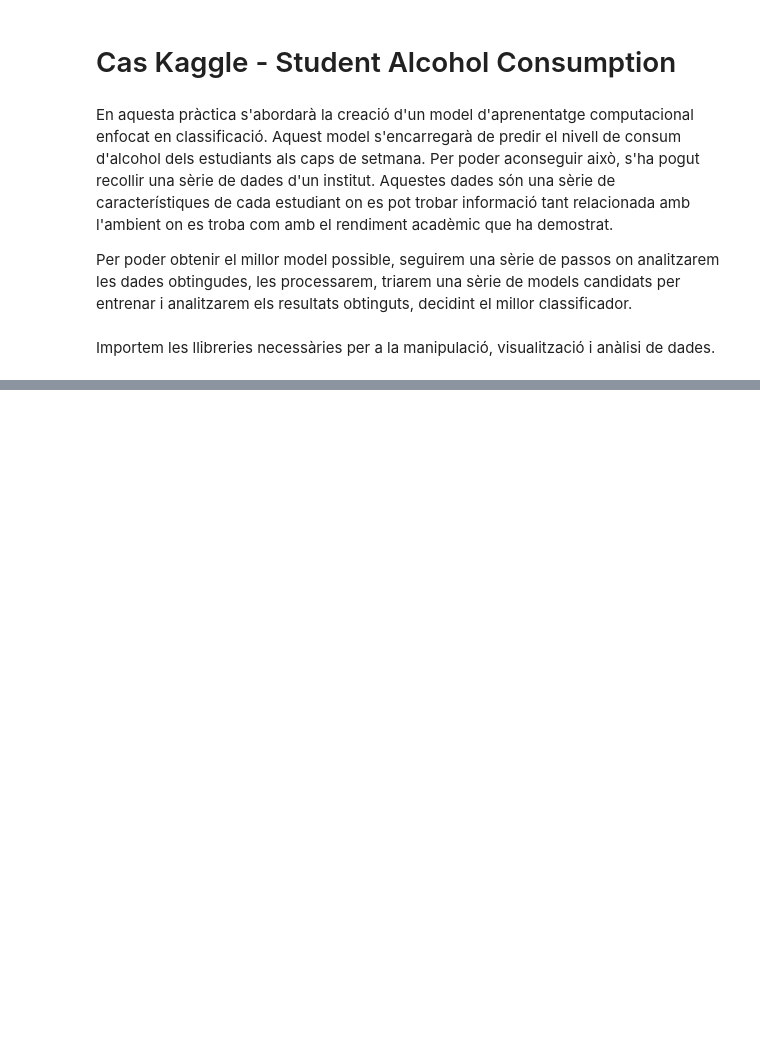
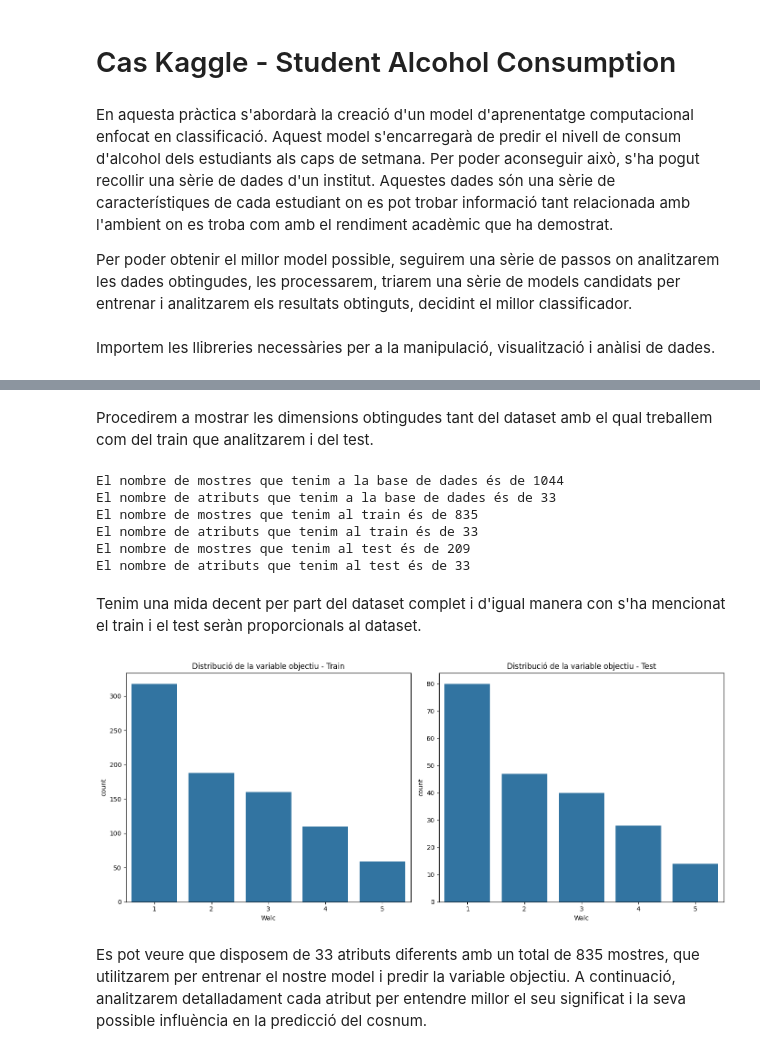
Before and after one commit to NIU1681519/CasKaggleStudentAlcoholConsumption, a Jupyter notebook: StudentAlcoholConsumption.ipynb, the cells around one changed output, grey strips where cells are left out. Cells and saved outputs as stored; diff of their text form; code cells hidden in the pictures; blank space fills up the shorter version.

```diff
--- a/StudentAlcoholConsumption.ipynb
+++ b/StudentAlcoholConsumption.ipynb
@@ -53,0 +97,4 @@ import copy as cp
+# %%
+train, test = train_test_split(dataset, train_size=0.8, stratify=dataset['Walc'], random_state=42)
+
+dataset.head(10)
@@ -53,0 +114,35 @@ import copy as cp
+# %% [markdown]
+Procedirem a mostrar les dimensions obtingudes tant del dataset amb el qual treballem com del train que analitzarem i del test.
+# %%
+print("El nombre de mostres que tenim a la base de dades és de",dataset.shape[0])
+print("El nombre de atributs que tenim a la base de dades és de",dataset.shape[1])
+
+print("El nombre de mostres que tenim al train és de",train.shape[0])
+print("El nombre de atributs que tenim al train és de",train.shape[1])
+
+print("El nombre de mostres que tenim al test és de",test.shape[0])
+print("El nombre de atributs que tenim al test és de",test.shape[1])
+# %% [output]
+El nombre de mostres que tenim a la base de dades és de 1044
+El nombre de atributs que tenim a la base de dades és de 33
+El nombre de mostres que tenim al train és de 835
+El nombre de atributs que tenim al train és de 33
+El nombre de mostres que tenim al test és de 209
+El nombre de atributs que tenim al test és de 33
+# %% [markdown]
+Tenim una mida decent per part del dataset complet i d'igual manera con s'ha mencionat el train i el test seràn proporcionals al dataset.
+# %%
+fig, axes = plt.subplots(1, 2, figsize=(14, 6))  # 1 fila y 2 columnas
+
+sns.countplot(x='Walc', data=train, ax=axes[0])
+axes[0].set_title('Distribució de la variable objectiu - Train')
+
+sns.countplot(x='Walc', data=test, ax=axes[1])
+axes[1].set_title('Distribució de la variable objectiu - Test')
+
+plt.tight_layout()
+plt.show()
+# %% [output]
+[figure, added]
+# %% [markdown]
+Es pot veure que disposem de 33 atributs diferents amb un total de 835 mostres, que utilitzarem per entrenar el nostre model i predir la variable objectiu. A continuació, analitzarem detalladament cada atribut per entendre millor el seu significat i la seva possible influència en la predicció del cosnum.
```
Also changed, not shown: parts of 11 cells of this notebook, 1 other file.
